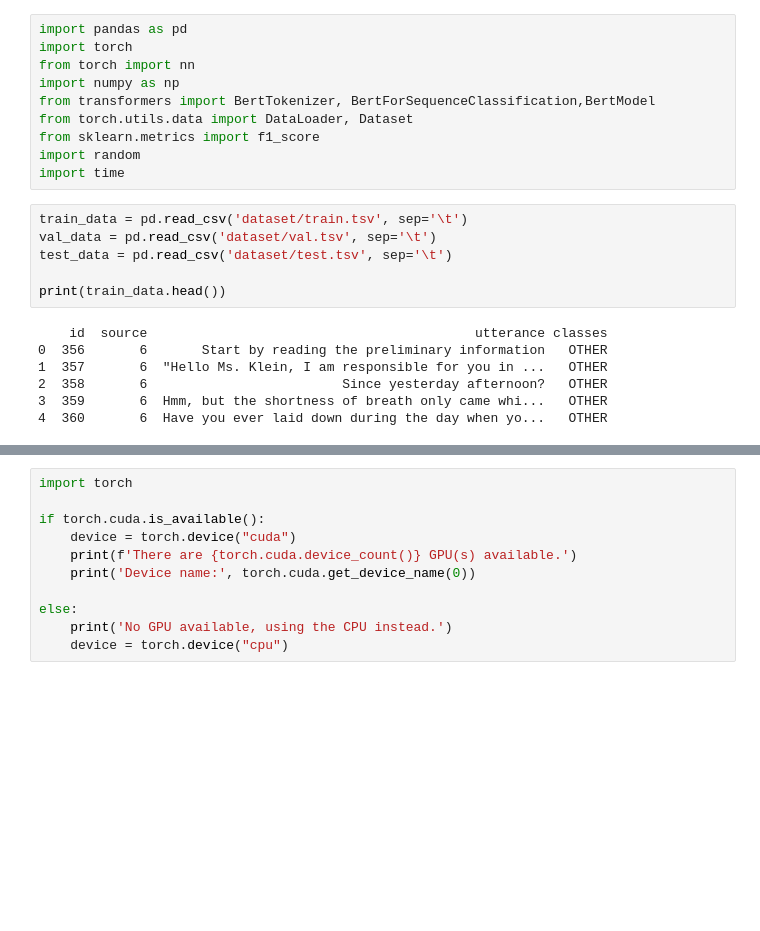
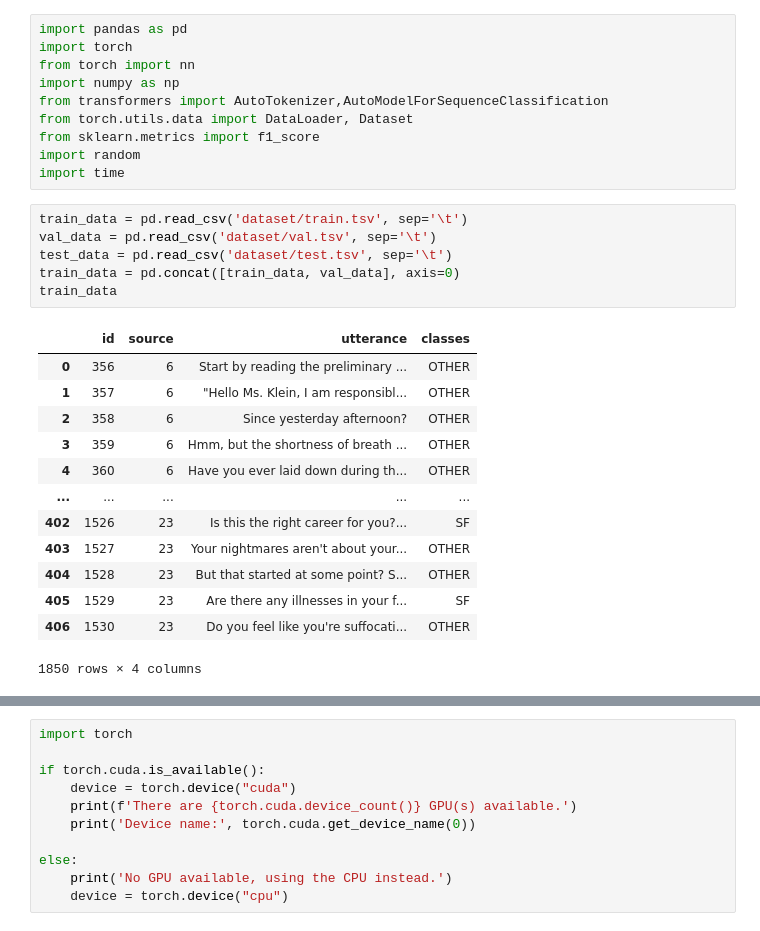
Before and after one commit to kirito878/NLP, a Jupyter notebook: hw2/train.ipynb, the cells around one changed output, grey strips where cells are left out. Cells and saved outputs as stored; diff of their text form; blank space fills up the shorter version.

```diff
--- a/hw2/train.ipynb
+++ b/hw2/train.ipynb
@@ -3,7 +3,7 @@ import pandas as pd
 import torch
 from torch import nn
 import numpy as np
-from transformers import BertTokenizer, BertForSequenceClassification,BertModel
+from transformers import AutoTokenizer,AutoModelForSequenceClassification
 from torch.utils.data import DataLoader, Dataset
 from sklearn.metrics import f1_score
 import random
@@ -11,16 +11,23 @@ import time
 # %%
 train_data = pd.read_csv('dataset/train.tsv', sep='\t')
 val_data = pd.read_csv('dataset/val.tsv', sep='\t')
 test_data = pd.read_csv('dataset/test.tsv', sep='\t')
-
-print(train_data.head())
+train_data = pd.concat([train_data, val_data], axis=0)
+train_data
 # %% [output]
+|  | id | source | utterance | classes |
+| 0 | 356 | 6 | Start by reading the preliminary ... | OTHER |
+| 1 | 357 | 6 | "Hello Ms. Klein, I am responsibl... | OTHER |
+| 2 | 358 | 6 | Since yesterday afternoon? | OTHER |
+| 3 | 359 | 6 | Hmm, but the shortness of breath ... | OTHER |
+| 4 | 360 | 6 | Have you ever laid down during th... | OTHER |
+| ... | ... | ... | ... | ... |
+| 402 | 1526 | 23 | Is this the right career for you?... | SF |
+| 403 | 1527 | 23 | Your nightmares aren't about your... | OTHER |
+| 404 | 1528 | 23 | But that started at some point? S... | OTHER |
+| 405 | 1529 | 23 | Are there any illnesses in your f... | SF |
+| 406 | 1530 | 23 | Do you feel like you're suffocati... | OTHER |
-    id  source                                          utterance classes
-0  356       6       Start by reading the preliminary information   OTHER
-1  357       6  "Hello Ms. Klein, I am responsible for you in ...   OTHER
-2  358       6                         Since yesterday afternoon?   OTHER
-3  359       6  Hmm, but the shortness of breath only came whi...   OTHER
-4  360       6  Have you ever laid down during the day when yo...   OTHER
+1850 rows × 4 columns
 # %%
 num_classes = 6
 
```
Also changed, not shown: parts of 10 cells of this notebook, 2 other files.
